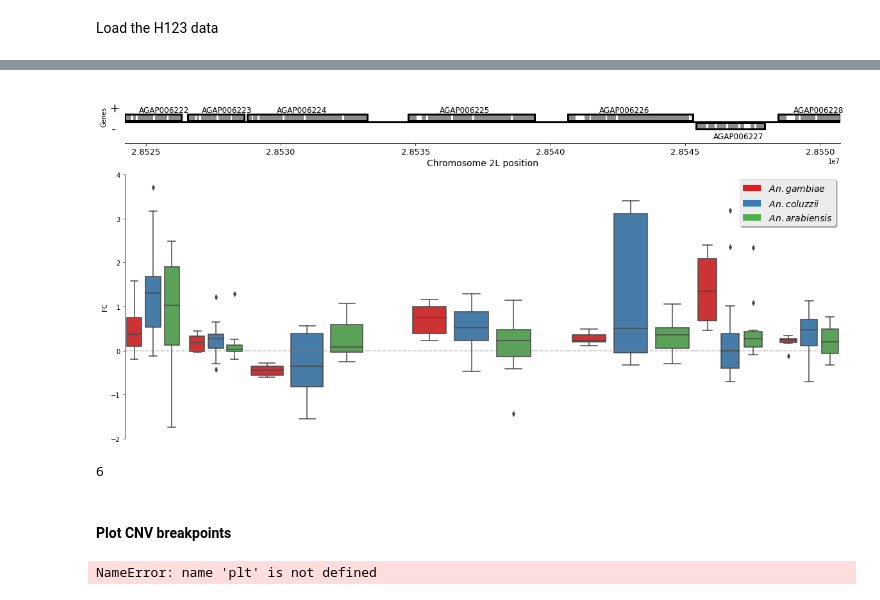
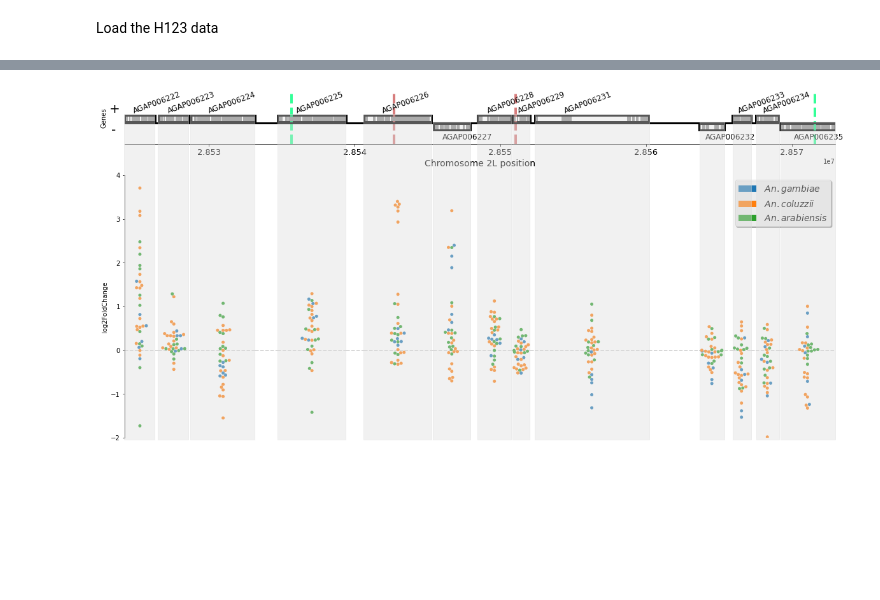
Before and after one commit to sanjaynagi/locusPocus, a Jupyter notebook: workflow/notebooks/Figure1 - GWSS, diagram, expression.ipynb, the cells around one changed output, grey strips where cells are left out. Saved outputs shown, nothing was run; the diff lists cells and outputs as text; code cells hidden in the pictures; blank space fills up the shorter version.

```diff
--- a/workflow/notebooks/Figure1 - GWSS, diagram, expression.ipynb
+++ b/workflow/notebooks/Figure1 - GWSS, diagram, expression.ipynb
@@ -159,7 +146,7 @@ Load the H123 data
 midp_dict = {}
 h123_dict = {}
 
-for cohort in cohorts[cohorts != '1237-VO-BJ-DJOGBENOU-VMF00050']:
+for cohort in cohorts:
     df  = pd.read_csv(f"../../results/{cohort}.h123.tsv", sep="\t", index_col=0).T
     h123_dict[cohort] = df.iloc[:,0]
     midp_dict[cohort] = df.iloc[:,1]
@@ -346,0 +323,2 @@ from matplotlib.gridspec import GridSpec
+# %%
+genes_df['cumsum_size_start'] = genes_df['size'].cumsum().shift(1).fillna(0)
@@ -347,9 +334,23 @@ from matplotlib.gridspec import GridSpec
+# %%
+def normalize(x, newRange=(0, 1)): #x is an array. Default range is between zero and one
+    xmin, xmax = np.min(x), np.max(x) #get max and min from input array
+    norm = (x - xmin)/(xmax - xmin) # scale between zero and one
+
+    if newRange == (0, 1):
+        return(norm) # wanted range is the same as norm
+    elif newRange != (0, 1):
+        return norm * (newRange[1] - newRange[0]) + newRange[0] #scale to a different range.
+    #add other conditions here. For example, an error message
+# %%
+genes_df['zero_start_norm'] = normalize(genes_df['start'], (0.124,0.84))
+genes_df['zero_end_norm'] = genes_df['zero_start_norm'].shift(-1).fillna(0.84+0.06)
 # %%
 ax_list = []
 
+### gridspec things
 fig = plt.figure(figsize=[20,10])
+
 gs = GridSpec(2, genes_df.shape[0], figure=fig, height_ratios=[1,5], width_ratios=genes_df.loc[:, 'ratio'].to_list())
-
 ax1 = fig.add_subplot(gs[0,:])
 
 for i in range(genes_df.shape[0]):
@@ -359,12 +360,17 @@ fig.subplots_adjust(wspace=0)
 
 plotGenes(ax=ax1)
 sns.despine(ax=ax1, left=True, bottom=False, right=True, top=True)
+ax1.axvline(moshi_dup_start, ls='--',lw=4, c='springgreen', alpha=0.8, clip_on=False, zorder=1)
+ax1.axvline(moshi_dup_end,ls='--',lw=4, c='springgreen', alpha=0.8,  clip_on=False, zorder=1)
+ax1.axvline(gaard_dup_start, ls='--',lw=4, c='indianred', alpha=0.8,  clip_on=False, zorder=1)
+ax1.axvline(gaard_dup_end, ls='--',lw=4, c='indianred', alpha=0.8,  clip_on=False, zorder=1)
+
 
 sns.despine(ax=ax_list[0], left=False, bottom=True)
 ax_list[0].set_xticks([])
 ax_list[0].tick_params(axis='x', which='both', bottom=False, top=False, labelbottom=False)
 ax_list[0].axes.axes.get_xaxis().get_label().set_visible(False)
-ax_list[0].axhline(0, ls='--', c='grey', alpha=0.4,  clip_on=False, zorder=0)
+ax_list[0].axhline(0, ls='--', c='grey', alpha=0.4,  clip_on=False, zorder=1)
 ax_list[0].set_ylim(-2, 4)
 
 
@@ -372,42 +378,58 @@ for axes in ax_list[1:]:
     sns.despine(ax=axes, left=True, bottom=True)
     axes.tick_params(axis='x', which='both', bottom=False, top=False, labelbottom=False)
     axes.tick_params(axis='y', which='both', left=False)
     axes.set(xlabel=None, ylabel=None)
     axes.set_yticks([])
     axes.axes.get_xaxis().get_label().set_visible(False)
     axes.axes.get_yaxis().get_label().set_visible(False)
     axes.axhline(0, ls='--', c='grey', alpha=0.4,  clip_on=False)
     axes.set_ylim(-2, 4)
 
+
+for _, gene in genes_df.iterrows():
+    if gene['type'] == 'gap':
+        continue
+    start, end = gene[['zero_start_norm', 'zero_end_norm']]
+    size = end-start
+    height = 0.694 if gene['ID'] in ['AGAP006227', 'AGAP006232','AGAP006235'] else 0.71
+    fig.patches.extend([plt.Rectangle((start, 0.12), size, height,
+                                  fill=True, color='gainsboro', alpha=0.4, zorder=0,
+                                  transform=fig.transFigure, figure=fig)])
+
+    #fig.add_artist(lines.Line2D([0, 1], [0, 1]))
+
+
 for idx, row in genes_df.iterrows():
     if row['type'] == 'gap':
         continue
 
     gene = row['ID']
 
-    sns.boxplot(
+    sns.swarmplot(
             zorder=10,
-            x="species",
-            y="FC",
-            data=expr.query("gene == @gene"),
+            y="log2FoldChange",
+            x=[""]*len(expr_df.query("gene == @gene")),
+            hue="species",
+            data=expr_df.query("gene == @gene"),
             ax=ax_list[idx],
             palette=a)
+    ax_list[idx].get_legend().remove()
+
+    #ax_list[idx].patch.set_facecolor("#f2f2f2")
+
 
 a1 = plt.Rectangle((0,0),1,1,fc=a[0], edgecolor = 'none')
 a2 = plt.Rectangle((0,0),1,1,fc=a[1],  edgecolor = 'none')
 a3 = plt.Rectangle((0,0),1,1,fc=a[2],  edgecolor = 'none')
 l = plt.legend([a1, a2, a3],
                 ['$\it{An. gambiae}$', '$\it{An. coluzzii}$', '$\it{An. arabiensis}$'],
                 loc='best',# bbox_to_anchor=(1, 0.95),
             ncol=1, fancybox=True, shadow=True, prop={'size':14}, framealpha=0.8)
 l.draw_frame(True)
+
+
+
+
 plt.savefig("../../figures/lowerEvidence.png", dpi=300)
 # %% [output]
-[figure, old version]
+[figure, new version]
-# %%
-import numpy as np
-2^4
-# %% [output]
-6
-# %% [markdown]
-#### Plot CNV breakpoints
@@ -417,10 +435,0 @@ gaard_dup_start, gaard_dup_end = 28542695, 28551033
-# %%
-fig, ax1 = plt.subplots(1,1, figsize=[30,4])
-plotGenes(ax=ax1, stop=28_579_000)
-sns.despine(ax=ax1, left=True, bottom=False, right=True, top=True)
-ax1.arrow(moshi_dup_start, ls='--',lw=3, c='springgreen', alpha=0.8, clip_on=False, zorder=0)
-ax1.axvline(moshi_dup_end,ls='--',lw=3, c='springgreen', alpha=0.8,  clip_on=False, zorder=0)
-ax1.axvline(gaard_dup_start, ls='--',lw=3, c='indianred', alpha=0.8,  clip_on=False, zorder=0)
-ax1.axvline(gaard_dup_end, ls='--',lw=3, c='indianred', alpha=0.8,  clip_on=False, zorder=0)
-# %% [output]
-NameError: name 'plt' is not defined
```
Also changed, not shown: parts of 18 cells of this notebook, 16 other files.
